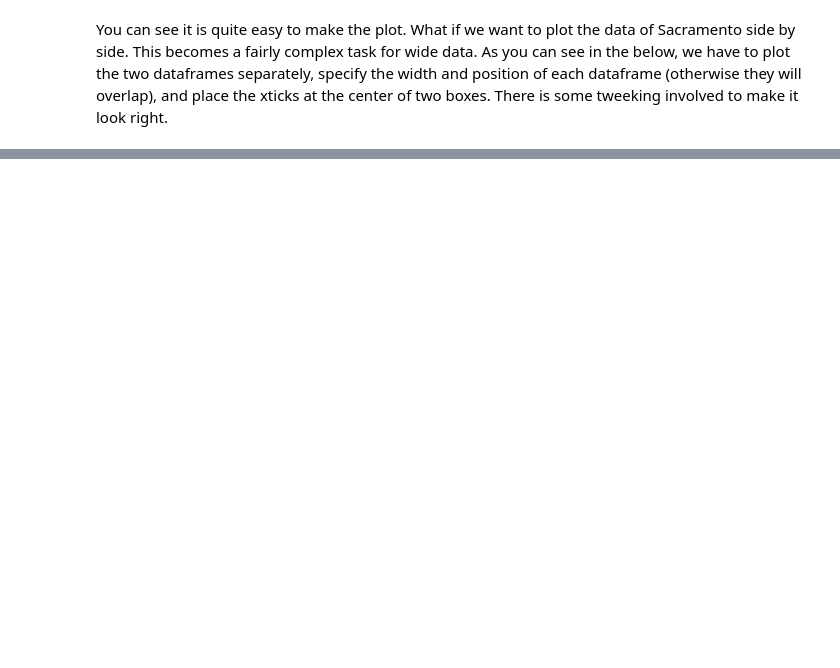
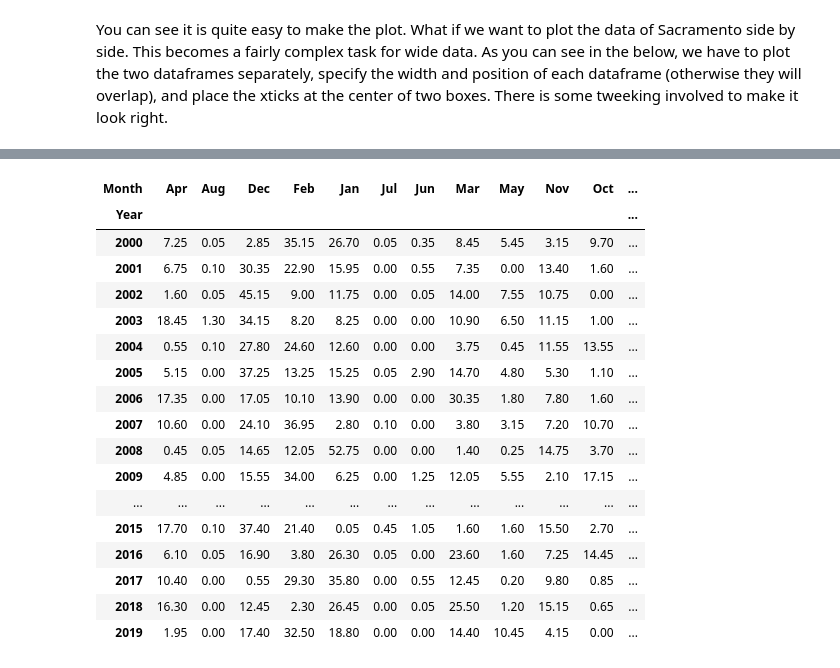
Before and after one commit to trisidoan/ML_engineering_degree, a Jupyter notebook: Wide_to_longFormat_for_visualization.ipynb, the cells around one changed output, grey strips where cells are left out. Drawn from its saved outputs; the diff is of its cells as text; code cells hidden in the pictures; blank space fills up the shorter version.

```diff
--- a/Wide_to_longFormat_for_visualization.ipynb
+++ b/Wide_to_longFormat_for_visualization.ipynb
@@ -193,0 +231,21 @@ plt.show()
+# %%
+combine_long.pivot_table(index='Year', columns='Month', values='Percentages')
+# %% [output]
+| Month | Apr | Aug | Dec | Feb | Jan | Jul | Jun | Mar | May | Nov | Oct | ... |
+| Year |  |  |  |  |  |  |  |  |  |  |  | ... |
+| 2000 | 7.25 | 0.05 | 2.85 | 35.15 | 26.70 | 0.05 | 0.35 | 8.45 | 5.45 | 3.15 | 9.70 | ... |
+| 2001 | 6.75 | 0.10 | 30.35 | 22.90 | 15.95 | 0.00 | 0.55 | 7.35 | 0.00 | 13.40 | 1.60 | ... |
+| 2002 | 1.60 | 0.05 | 45.15 | 9.00 | 11.75 | 0.00 | 0.05 | 14.00 | 7.55 | 10.75 | 0.00 | ... |
+| 2003 | 18.45 | 1.30 | 34.15 | 8.20 | 8.25 | 0.00 | 0.00 | 10.90 | 6.50 | 11.15 | 1.00 | ... |
+| 2004 | 0.55 | 0.10 | 27.80 | 24.60 | 12.60 | 0.00 | 0.00 | 3.75 | 0.45 | 11.55 | 13.55 | ... |
+| 2005 | 5.15 | 0.00 | 37.25 | 13.25 | 15.25 | 0.05 | 2.90 | 14.70 | 4.80 | 5.30 | 1.10 | ... |
+| 2006 | 17.35 | 0.00 | 17.05 | 10.10 | 13.90 | 0.00 | 0.00 | 30.35 | 1.80 | 7.80 | 1.60 | ... |
+| 2007 | 10.60 | 0.00 | 24.10 | 36.95 | 2.80 | 0.10 | 0.00 | 3.80 | 3.15 | 7.20 | 10.70 | ... |
+| 2008 | 0.45 | 0.05 | 14.65 | 12.05 | 52.75 | 0.00 | 0.00 | 1.40 | 0.25 | 14.75 | 3.70 | ... |
+| 2009 | 4.85 | 0.00 | 15.55 | 34.00 | 6.25 | 0.00 | 1.25 | 12.05 | 5.55 | 2.10 | 17.15 | ... |
+| ... | ... | ... | ... | ... | ... | ... | ... | ... | ... | ... | ... | ... |
+| 2015 | 17.70 | 0.10 | 37.40 | 21.40 | 0.05 | 0.45 | 1.05 | 1.60 | 1.60 | 15.50 | 2.70 | ... |
+| 2016 | 6.10 | 0.05 | 16.90 | 3.80 | 26.30 | 0.05 | 0.00 | 23.60 | 1.60 | 7.25 | 14.45 | ... |
+| 2017 | 10.40 | 0.00 | 0.55 | 29.30 | 35.80 | 0.00 | 0.55 | 12.45 | 0.20 | 9.80 | 0.85 | ... |
+| 2018 | 16.30 | 0.00 | 12.45 | 2.30 | 26.45 | 0.00 | 0.05 | 25.50 | 1.20 | 15.15 | 0.65 | ... |
+| 2019 | 1.95 | 0.00 | 17.40 | 32.50 | 18.80 | 0.00 | 0.00 | 14.40 | 10.45 | 4.15 | 0.00 | ... |
```
Also changed, not shown: parts of 9 cells of this notebook.
